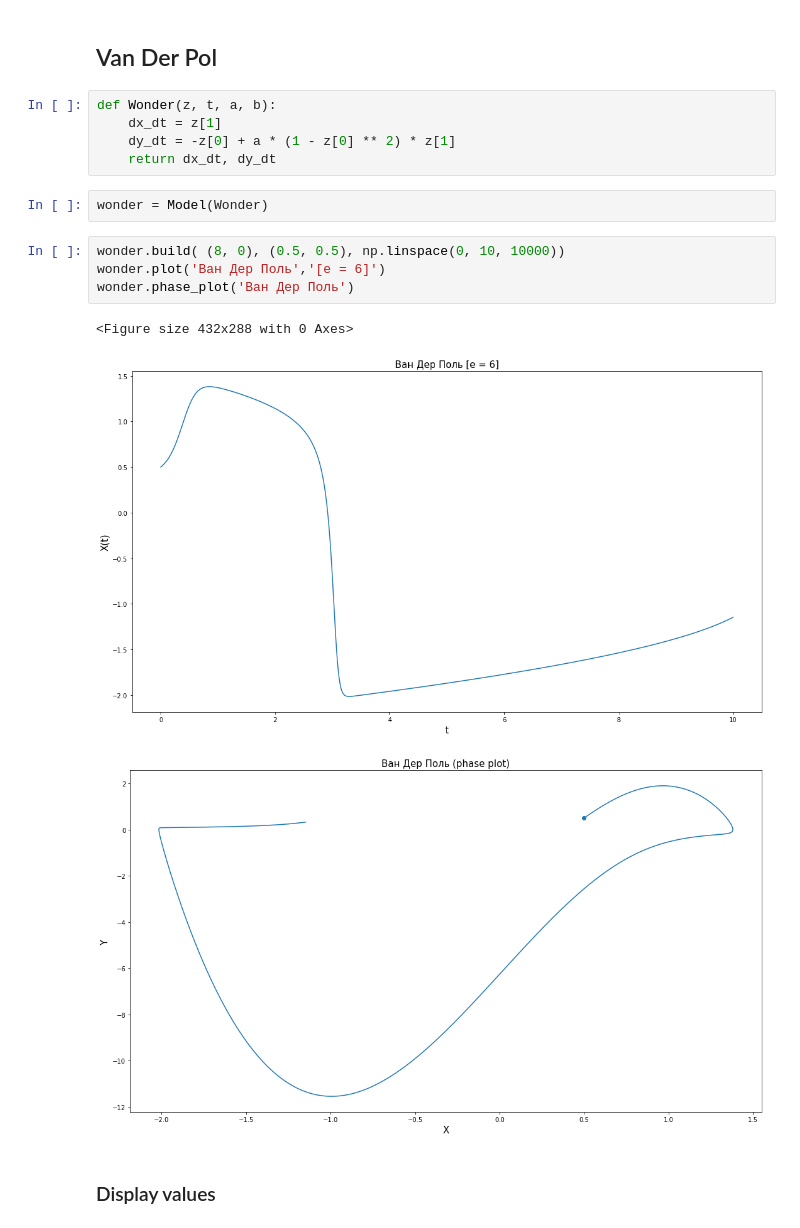
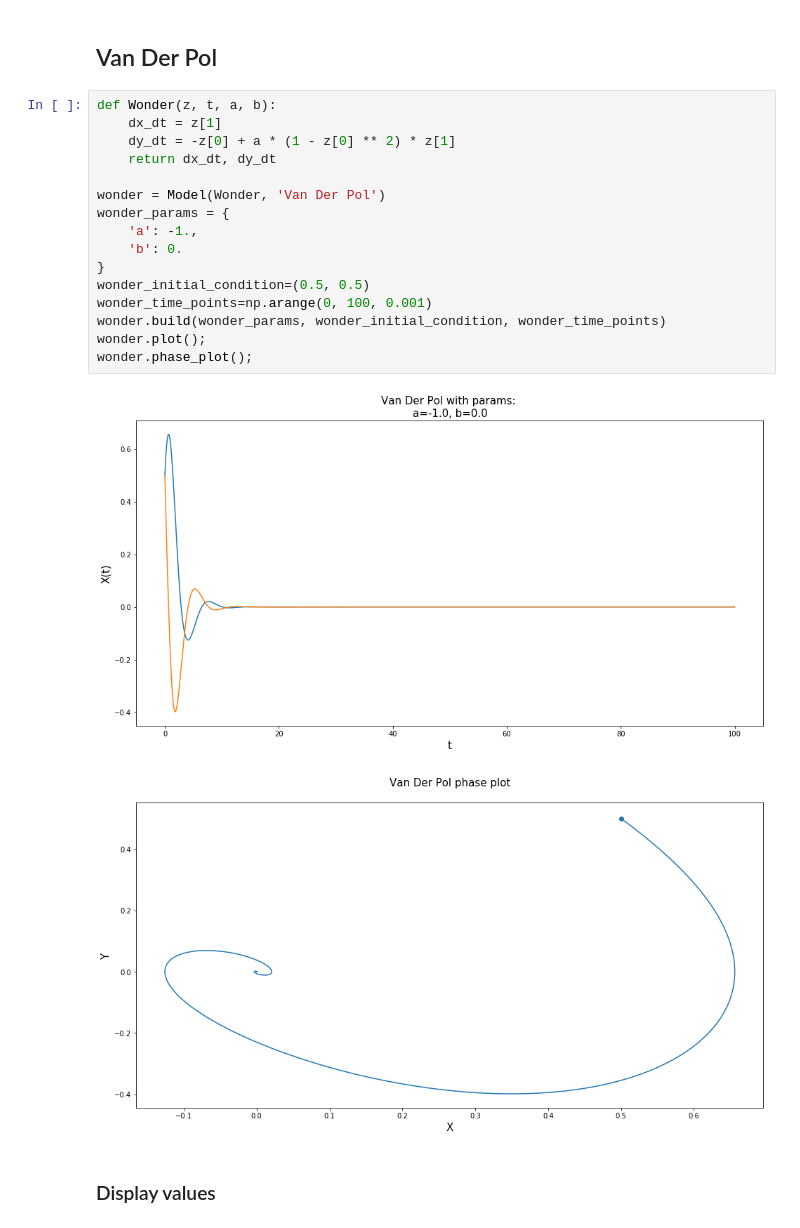
Before and after one commit to minmyk/Heavy_systems, a Jupyter notebook: Heavy_systems_lab2.ipynb, the cells around one changed output. Drawn from its saved outputs; the diff is of its cells as text.

```diff
--- a/Heavy_systems_lab2.ipynb
+++ b/Heavy_systems_lab2.ipynb
@@ -202,18 +212,22 @@ lotka.phase_plot('Лотка-Вольтерра')
 # %%
 def Wonder(z, t, a, b):
     dx_dt = z[1]
     dy_dt = -z[0] + a * (1 - z[0] ** 2) * z[1]
     return dx_dt, dy_dt
+
+wonder = Model(Wonder, 'Van Der Pol')
+wonder_params = {
+    'a': -1.,
+    'b': 0.
+}
+wonder_initial_condition=(0.5, 0.5)
+wonder_time_points=np.arange(0, 100, 0.001)
+wonder.build(wonder_params, wonder_initial_condition, wonder_time_points)
+wonder.plot();
+wonder.phase_plot();
+# %% [output]
+[figure, added]
+[figure, added]
-# %%
-wonder = Model(Wonder)
-# %%
-wonder.build( (8, 0), (0.5, 0.5), np.linspace(0, 10, 10000))
-wonder.plot('Ван Дер Поль','[e = 6]')
-wonder.phase_plot('Ван Дер Поль')
-# %% [output]
-<Figure size 432x288 with 0 Axes>
-[figure, removed]
-[figure, removed]
 # %% [markdown]
 ### Display values
 # %%
```
Also changed, not shown: parts of 19 cells of this notebook.
